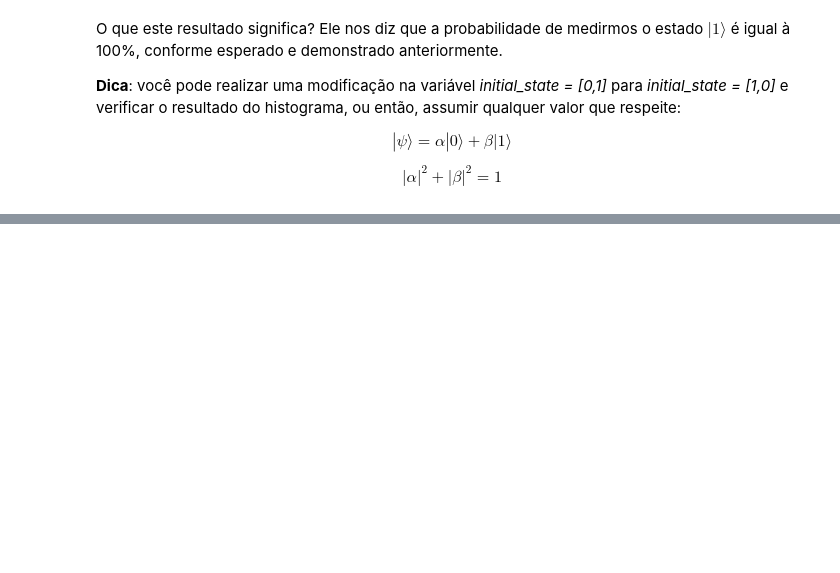
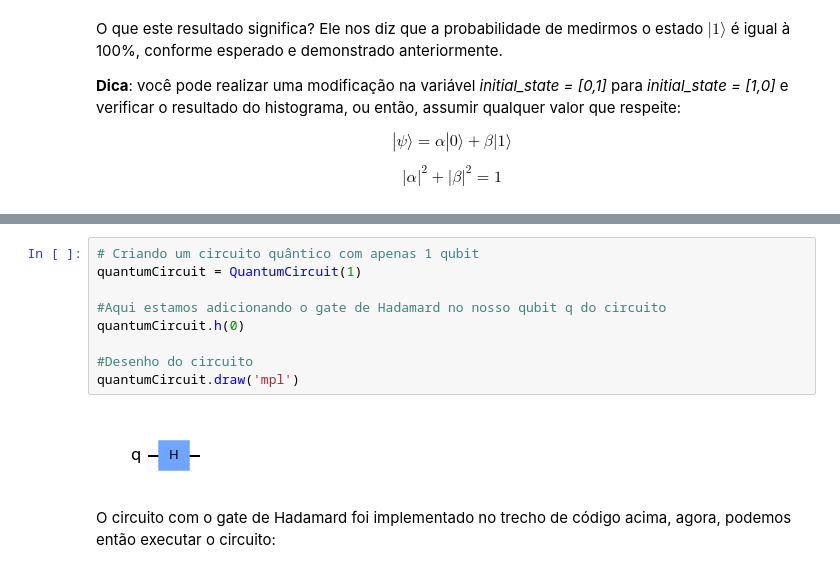
Before and after one commit to iron1894/Quantum, a Jupyter notebook: superposicao_pt1.ipynb, the cells around one changed output, grey strips where cells are left out. Drawn from its saved outputs; the diff is of its cells as text; blank space fills up the shorter version.

```diff
--- a/superposicao_pt1.ipynb
+++ b/superposicao_pt1.ipynb
@@ -138,0 +204,13 @@ $$|\alpha|^2 + |\beta|^2 = 1$$
+# %%
+# Criando um circuito quântico com apenas 1 qubit
+quantumCircuit = QuantumCircuit(1)
+
+#Aqui estamos adicionando o gate de Hadamard no nosso qubit q do circuito
+quantumCircuit.h(0)
+
+#Desenho do circuito
+quantumCircuit.draw('mpl')
+# %% [output]
+[figure, added]
+# %% [markdown]
+O circuito com o gate de Hadamard foi implementado no trecho de código acima, agora, podemos então executar o circuito:
```
Also changed, not shown: parts of 20 cells of this notebook.
